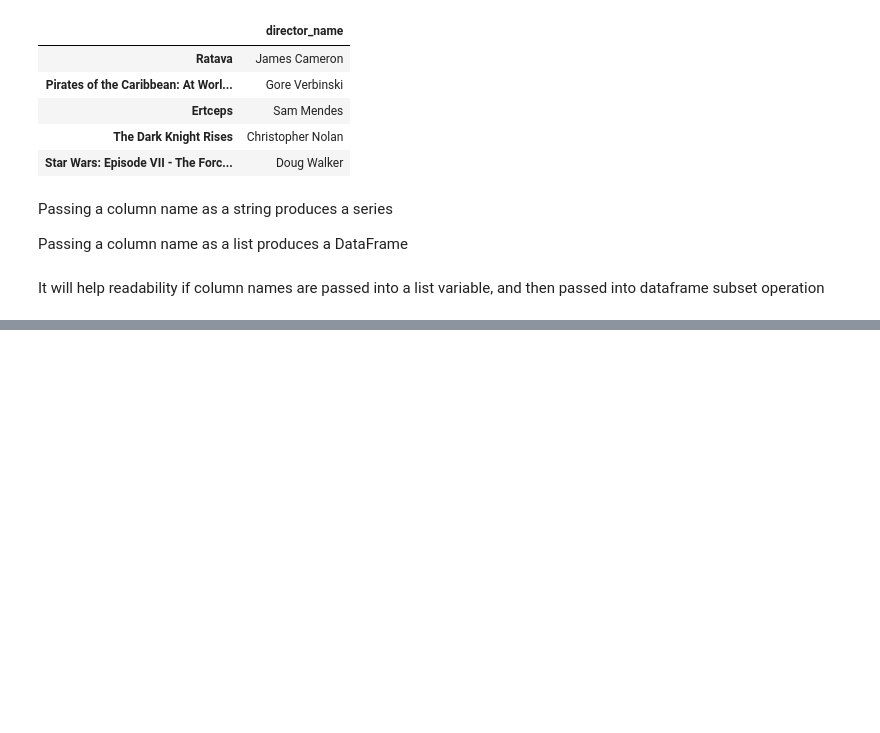
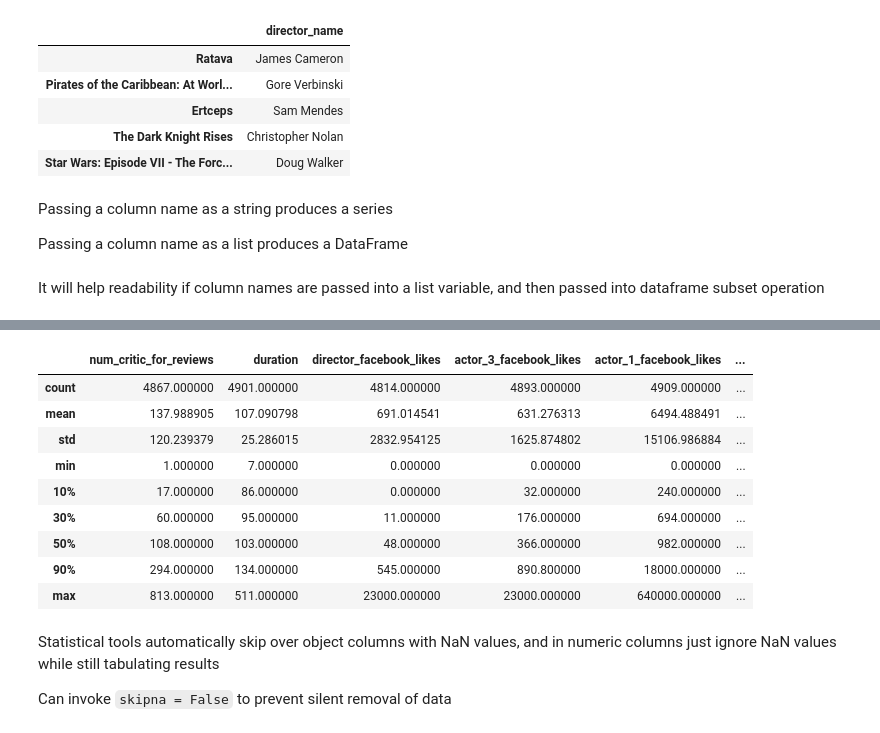
Before and after one commit to ndb38/pandas-cookbook, a Jupyter notebook: Pandas Cookbook - Self-Teaching Guide.ipynb, the cells around one changed output, grey strips where cells are left out. Cells and saved outputs as stored; diff of their text form; code cells hidden in the pictures; blank space fills up the shorter version.

````diff
--- a/Pandas Cookbook - Self-Teaching Guide.ipynb
+++ b/Pandas Cookbook - Self-Teaching Guide.ipynb
@@ -876,0 +1007,3 @@ It will help readability if column names are passed into a list variable, and th
+# %%
+movie = pd.read_csv('data/movie.csv')
+movie.shape
@@ -876,0 +1058,18 @@ It will help readability if column names are passed into a list variable, and th
+# %%
+# Can even play with percentile parameters!
+movie.describe(percentiles = [0.1, 0.3, 0.9])
+# %% [output]
+|  | num_critic_for_reviews | duration | director_facebook_likes | actor_3_facebook_likes | actor_1_facebook_likes | ... |
+| count | 4867.000000 | 4901.000000 | 4814.000000 | 4893.000000 | 4909.000000 | ... |
+| mean | 137.988905 | 107.090798 | 691.014541 | 631.276313 | 6494.488491 | ... |
+| std | 120.239379 | 25.286015 | 2832.954125 | 1625.874802 | 15106.986884 | ... |
+| min | 1.000000 | 7.000000 | 0.000000 | 0.000000 | 0.000000 | ... |
+| 10% | 17.000000 | 86.000000 | 0.000000 | 32.000000 | 240.000000 | ... |
+| 30% | 60.000000 | 95.000000 | 11.000000 | 176.000000 | 694.000000 | ... |
+| 50% | 108.000000 | 103.000000 | 48.000000 | 366.000000 | 982.000000 | ... |
+| 90% | 294.000000 | 134.000000 | 545.000000 | 890.800000 | 18000.000000 | ... |
+| max | 813.000000 | 511.000000 | 23000.000000 | 23000.000000 | 640000.000000 | ... |
+# %% [markdown]
+Statistical tools automatically skip over object columns with NaN values, and in numeric columns just ignore NaN values while still tabulating results
+
+Can invoke ```skipna = False``` to prevent silent removal of data
````
Also changed, not shown: parts of 67 cells of this notebook.
